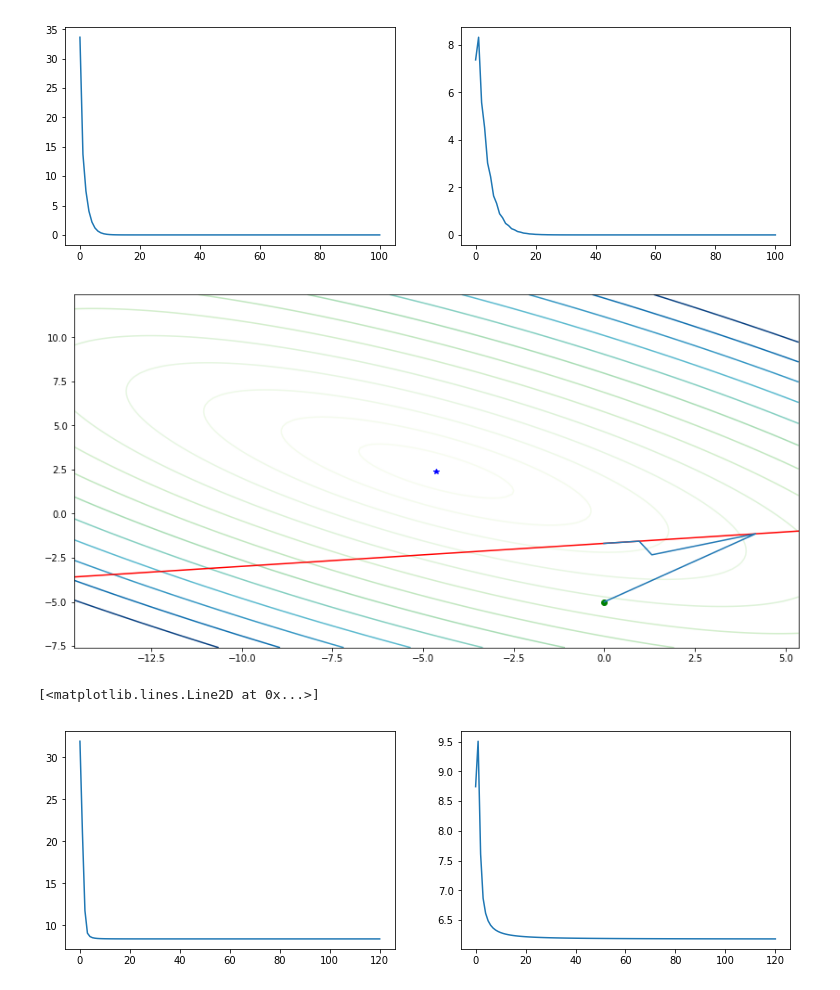
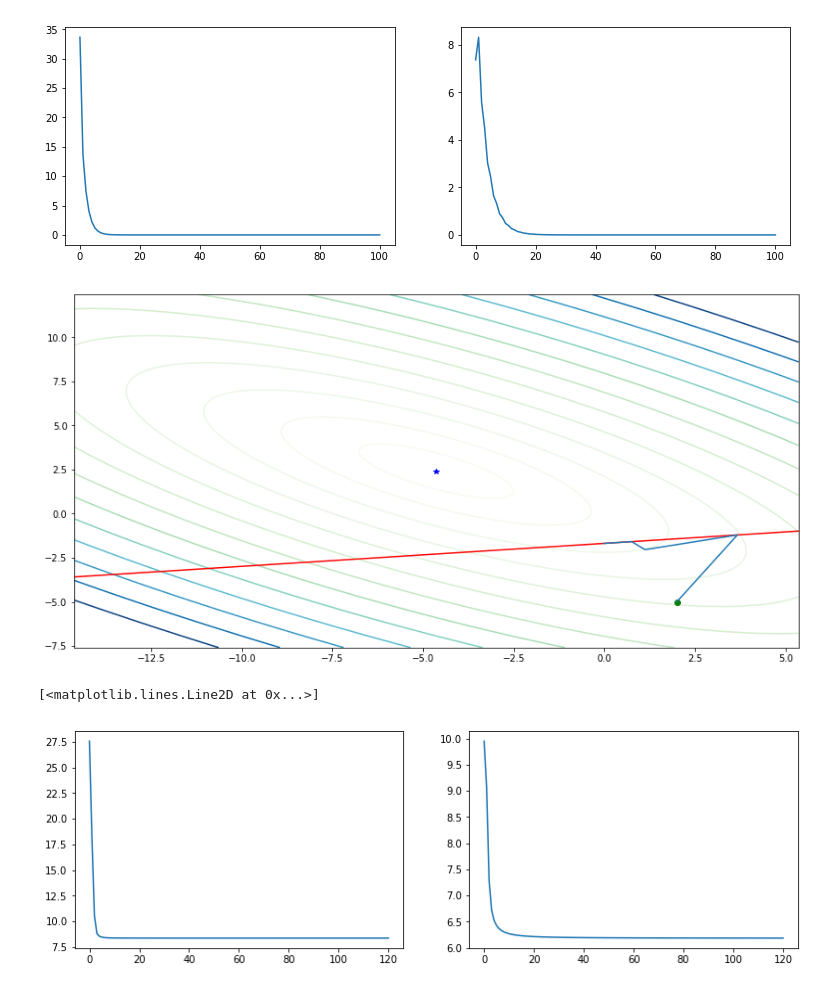
Before and after one commit to ananasness/optimize_it, a Jupyter notebook: demo.ipynb, the cells around one changed output. Saved outputs shown, nothing was run; the diff lists cells and outputs as text; code cells hidden in the pictures.

```diff
--- a/demo.ipynb
+++ b/demo.ipynb
@@ -19,28 +17 @@ x_star = -np.linalg.inv(Q).dot(b)
-# %%
-def plot_it(x_0: np.array=None, search_line=None, line = None):
-    n_steps = 100
-    step = 0.1
-    space_x = np.linspace(x_star[0] - n_steps * step, x_star[0] +  n_steps * step, n_steps)
-    space_y = np.linspace(x_star[1] - n_steps * step, x_star[1] + n_steps * step, n_steps)
-    quad = np.vectorize(lambda x, y: (0.5 * Q.dot(np.array([x, y])) + b).dot(np.array([x, y])))
-    X, Y = np.meshgrid(space_x, space_y)
-    Z = quad(X, Y)
-
-    levels = quad(*x_star) + np.linspace(0, 14, 14)**2
-
-    f, ax = plt.subplots(1, 1, figsize=(14, 7))
-    ax.plot(*x_star, 'b*')
-
-    if np.any(x_0) != None:
-        ax.plot(*x_0, 'go')
-
-    ax.contour(X, Y, Z, levels=levels, cmap=cm.GnBu, extent=[0, 1, 0, 1])
-
-    if np.any(line) != None:
-        ax.plot(*line, 'r')
-
-    if np.any(search_line) != None:
-        ax.plot(search_line[:, 0], search_line[:, 1])
-
-    return f
 # %%
@@ -63,7 +33,7 @@ ax2.plot(np.linalg.norm(x_star - xs, axis=1))
 [figure]
 # %%
 xs, fs = coord_desc(x_0, f, grad, Q,  iters=100)
-p = plot_it(x_0, xs);
+p = plot_it(f, x_star, x_0, xs);
 # %% [output]
 [figure]
 # %%
@@ -79,15 +49,15 @@ x_min, x_max = p.gca().get_xlim()
 line = [[x_min, x_max],
         [y_min + abs(y_max - y_min) * 0.2, y_min + abs(y_max - y_min) * 0.33]]
 # %%
-x_0 = [0, -5]
+x_0 = [2, -5]
 xs, fs = proj_desc(x_0, f, grad,line,  iters=120)
-p = plot_it(x_0, xs, line=line)
+p = plot_it(f, x_star, x_0, xs, bound_line=line)
 # %% [output]
-[figure, old version]
+[figure, new version]
 # %%
 fig, (ax1, ax2) = plt.subplots(1, 2, figsize = (13,4))
 ax1.plot(np.abs(f(x_star) - fs))
 ax2.plot(np.linalg.norm(x_star - xs, axis=1))
 # %% [output]
 [<matplotlib.lines.Line2D at 0x...>]
-[figure, old version]
+[figure, new version]
```
Also changed, not shown: parts of 6 cells of this notebook, 3 other files.
